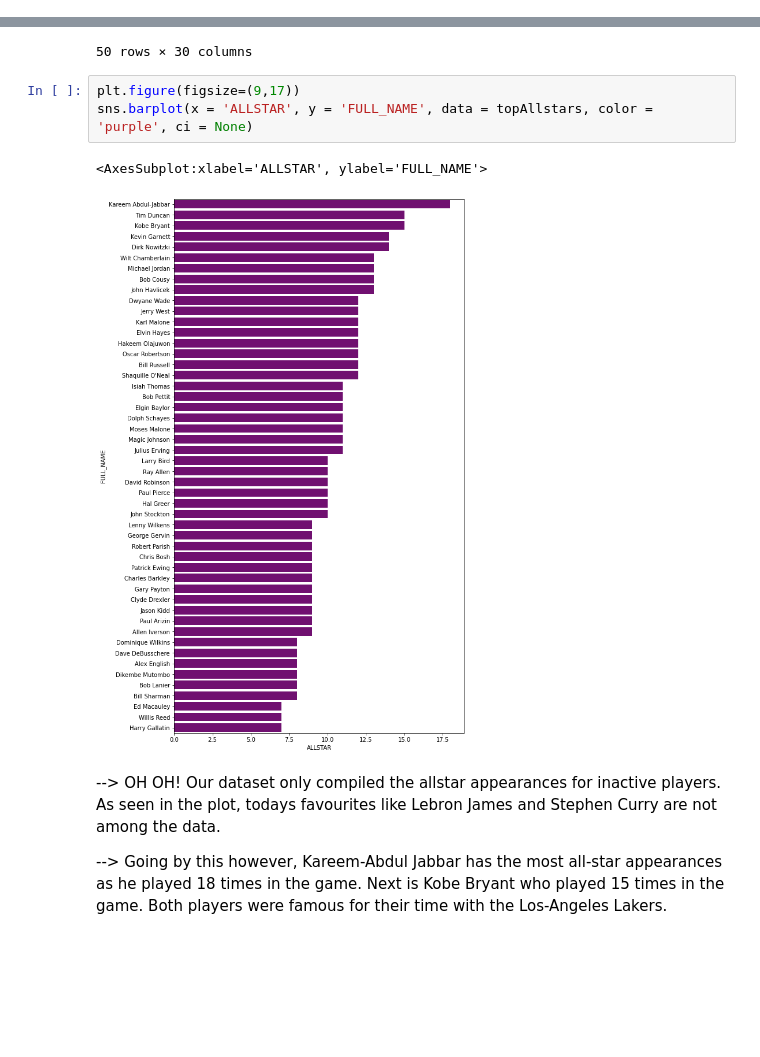
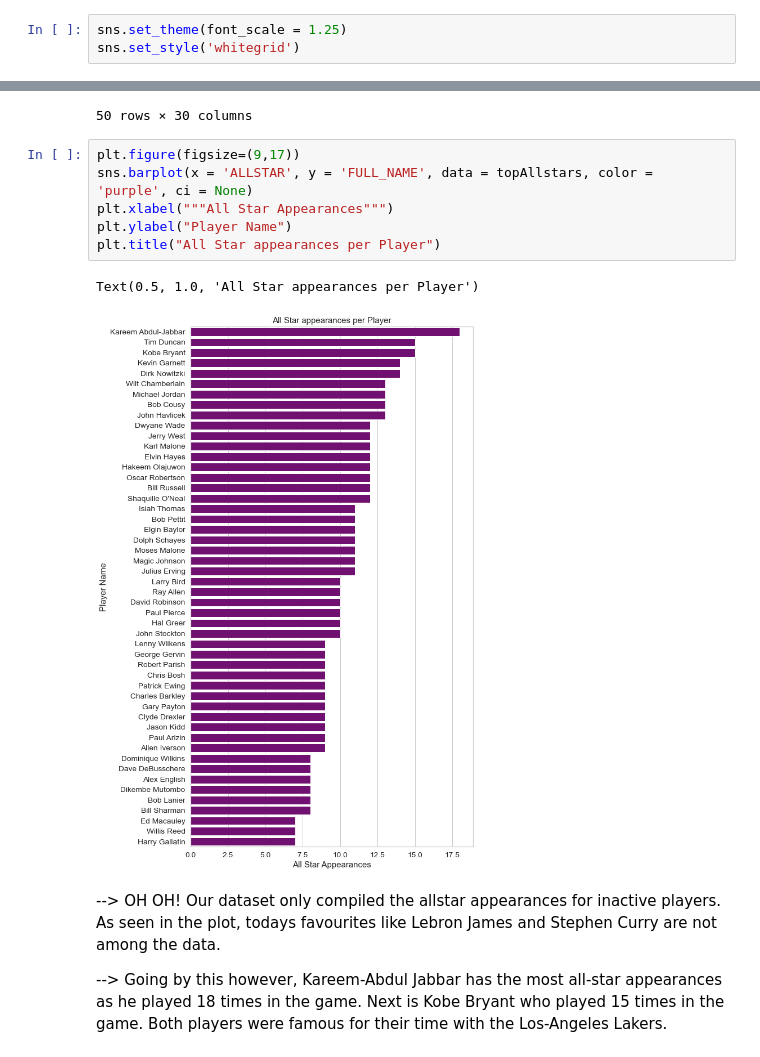
Before and after one commit to data301-2021-winter1/project-group-46-project-1, a Jupyter notebook: notebooks/analysis2.ipynb, the cells around one changed output, grey strips where cells are left out. Saved outputs shown, nothing was run; the diff lists cells and outputs as text; blank space fills up the shorter version.

```diff
--- a/notebooks/analysis2.ipynb
+++ b/notebooks/analysis2.ipynb
@@ -86,6 +86,9 @@ import pandas as pd
 import numpy as np
 import matplotlib.pyplot as plt
 import seaborn as sns
+# %%
+sns.set_theme(font_scale = 1.25)
+sns.set_style('whitegrid')
 # %%
 game = pd.read_csv("../data/raw/Game.csv", low_memory = False)
 player = pd.read_csv("../data/raw/Player.csv")
@@ -526,9 +537,12 @@ topAllstars
 # %%
 plt.figure(figsize=(9,17))
 sns.barplot(x = 'ALLSTAR', y = 'FULL_NAME', data = topAllstars, color = 'purple', ci = None)
+plt.xlabel("""All Star Appearances""")
+plt.ylabel("Player Name")
+plt.title("All Star appearances per Player")
 # %% [output]
-<AxesSubplot:xlabel='ALLSTAR', ylabel='FULL_NAME'>
+Text(0.5, 1.0, 'All Star appearances per Player')
-[figure, old version]
+[figure, new version]
 # %% [markdown]
 --> OH OH! Our dataset only compiled the allstar appearances for inactive players. As seen in the plot, todays favourites like Lebron James and Stephen Curry are not among the data.
 
```
Also changed, not shown: parts of 34 cells of this notebook, 5 other files.
